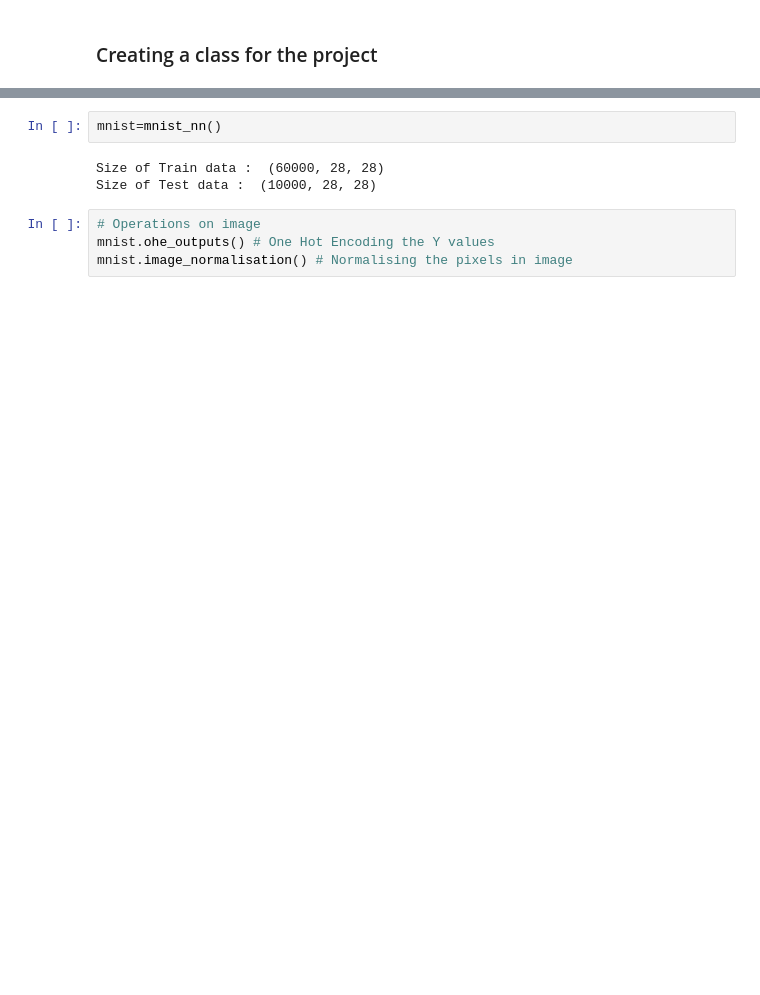
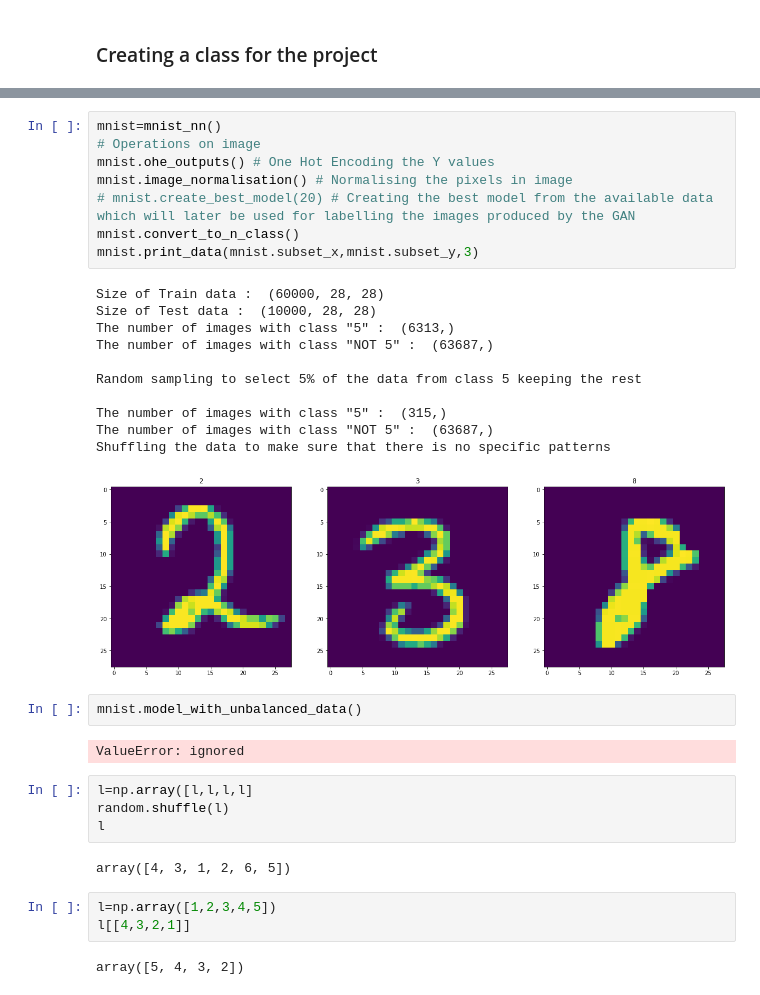
Before and after one commit to sandheepgopinath/Code-Repository, a Jupyter notebook: Artificial Intelligence/GAN/GAN.ipynb, the cells around one changed output, grey strips where cells are left out. Saved outputs shown, nothing was run; the diff lists cells and outputs as text; blank space fills up the shorter version.

Commit message:
Adding data unblanacing and visualisation in GAN

```diff
--- a/Artificial Intelligence/GAN/GAN.ipynb
+++ b/Artificial Intelligence/GAN/GAN.ipynb
@@ -32,9 +124,35 @@ class mnist_nn:
+# %%
+mnist=mnist_nn()
+# Operations on image
+mnist.ohe_outputs() # One Hot Encoding the Y values
+mnist.image_normalisation() # Normalising the pixels in image
+# mnist.create_best_model(20) # Creating the best model from the available data which will later be used for labelling the images produced by the GAN
+mnist.convert_to_n_class()
+mnist.print_data(mnist.subset_x,mnist.subset_y,3)
+# %% [output]
+Size of Train data :  (60000, 28, 28)
+Size of Test data :  (10000, 28, 28)
+The number of images with class "5" :  (6313,)
+The number of images with class "NOT 5" :  (63687,)
+
+Random sampling to select 5% of the data from class 5 keeping the rest
+
+The number of images with class "5" :  (315,)
+The number of images with class "NOT 5" :  (63687,)
+Shuffling the data to make sure that there is no specific patterns
+[figure, added]
 # %%
-mnist=mnist_nn()
+mnist.model_with_unbalanced_data()
 # %% [output]
-Size of Train data :  (60000, 28, 28)
-Size of Test data :  (10000, 28, 28)
+ValueError: ignored
-# %%
-# Operations on image
-mnist.ohe_outputs() # One Hot Encoding the Y values
-mnist.image_normalisation() # Normalising the pixels in image
+# %%
+l=np.array([l,l,l,l]
+random.shuffle(l)
+l
+# %% [output]
+array([4, 3, 1, 2, 6, 5])
+# %%
+l=np.array([1,2,3,4,5])
+l[[4,3,2,1]]
+# %% [output]
+array([5, 4, 3, 2])
```
Also changed, not shown: parts of 6 cells of this notebook.
